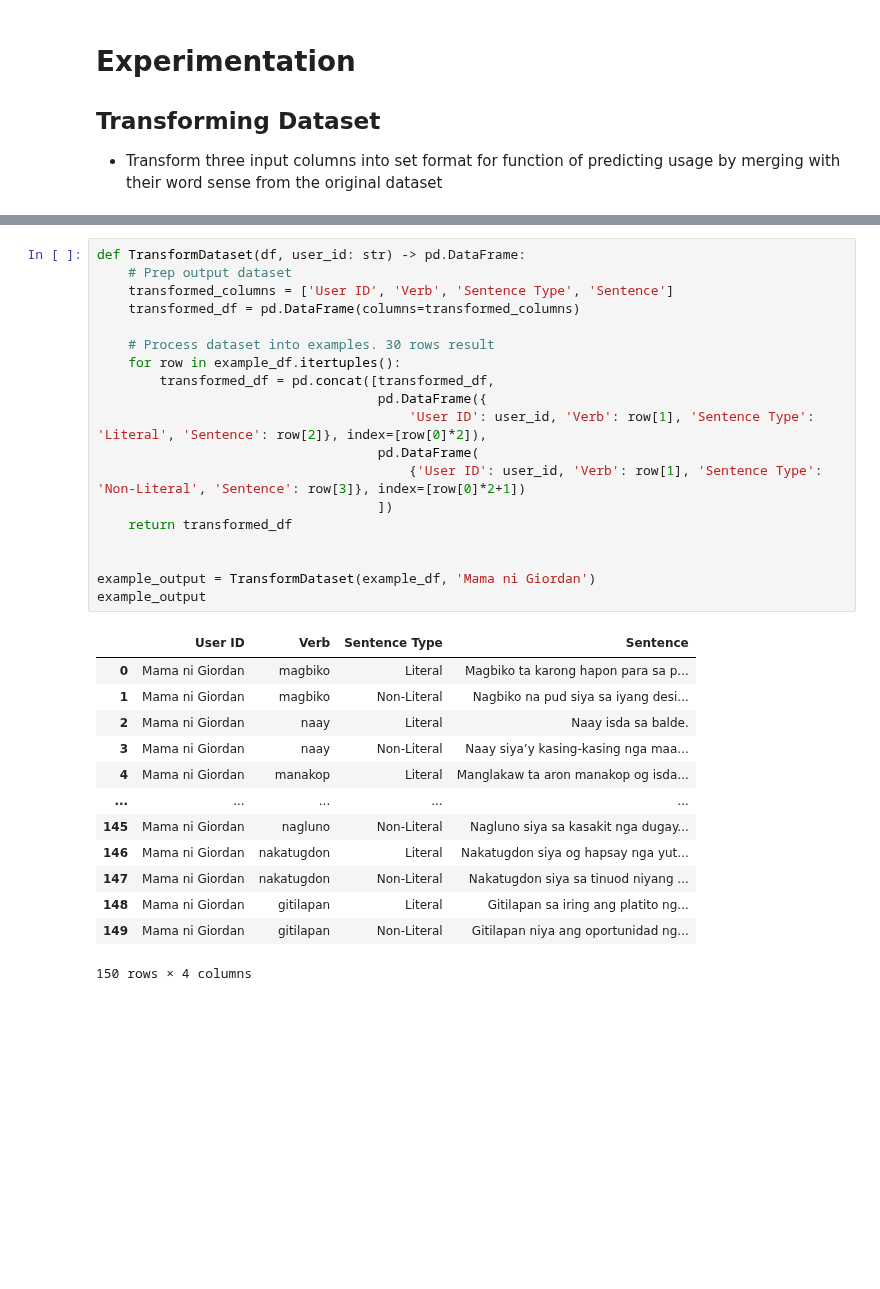
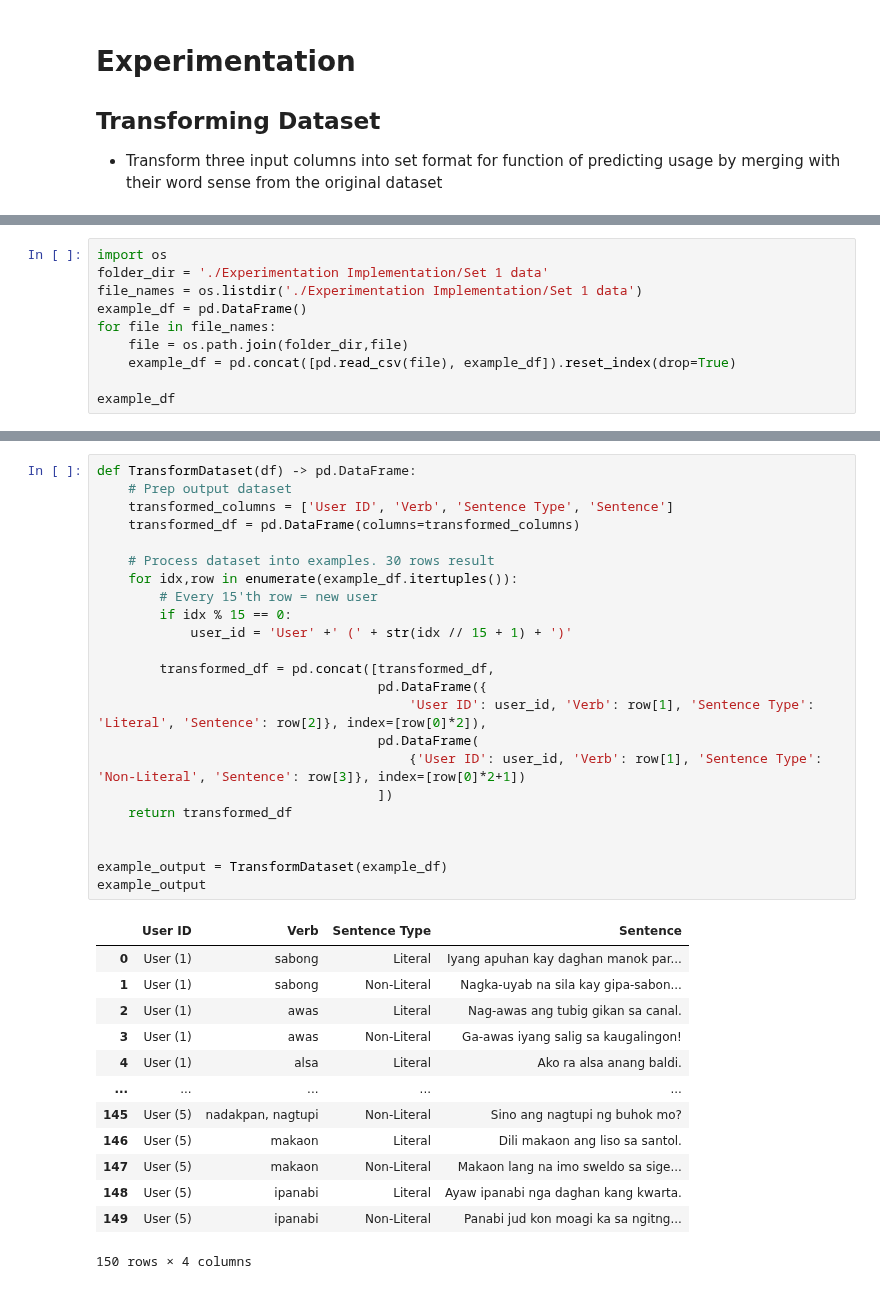
Before and after one commit to MiguelPartosa/Thesis-FOS-BinaryClass-WSD, a Jupyter notebook: Final Implementation/experimentation_interface.ipynb, the cells around one changed output, grey strips where cells are left out. Saved outputs shown, nothing was run; the diff lists cells and outputs as text; blank space fills up the shorter version.

```diff
--- a/Final Implementation/experimentation_interface.ipynb
+++ b/Final Implementation/experimentation_interface.ipynb
@@ -359,0 +342,10 @@ example_df
+# %%
+import os
+folder_dir = './Experimentation Implementation/Set 1 data'
+file_names = os.listdir('./Experimentation Implementation/Set 1 data')
+example_df = pd.DataFrame()
+for file in file_names:
+    file = os.path.join(folder_dir,file)
+    example_df = pd.concat([pd.read_csv(file), example_df]).reset_index(drop=True)
+
+example_df
@@ -360,33 +366,37 @@ example_df
 # %%
-def TransformDataset(df, user_id: str) -> pd.DataFrame:
+def TransformDataset(df) -> pd.DataFrame:
     # Prep output dataset
     transformed_columns = ['User ID', 'Verb', 'Sentence Type', 'Sentence']
     transformed_df = pd.DataFrame(columns=transformed_columns)
 
     # Process dataset into examples. 30 rows result
-    for row in example_df.itertuples():
+    for idx,row in enumerate(example_df.itertuples()):
+        # Every 15'th row = new user
+        if idx % 15 == 0:
+            user_id = 'User' +' (' + str(idx // 15 + 1) + ')'
+
         transformed_df = pd.concat([transformed_df,
                                     pd.DataFrame({
                                         'User ID': user_id, 'Verb': row[1], 'Sentence Type': 'Literal', 'Sentence': row[2]}, index=[row[0]*2]),
                                     pd.DataFrame(
                                         {'User ID': user_id, 'Verb': row[1], 'Sentence Type': 'Non-Literal', 'Sentence': row[3]}, index=[row[0]*2+1])
                                     ])
     return transformed_df
 
 
-example_output = TransformDataset(example_df, 'Mama ni Giordan')
+example_output = TransformDataset(example_df)
 example_output
 # %% [output]
 |  | User ID | Verb | Sentence Type | Sentence |
-| 0 | Mama ni Giordan | magbiko | Literal | Magbiko ta karong hapon para sa p... |
-| 1 | Mama ni Giordan | magbiko | Non-Literal | Nagbiko na pud siya sa iyang desi... |
-| 2 | Mama ni Giordan | naay | Literal | Naay isda sa balde. |
-| 3 | Mama ni Giordan | naay | Non-Literal | Naay siya’y kasing-kasing nga maa... |
-| 4 | Mama ni Giordan | manakop | Literal | Manglakaw ta aron manakop og isda... |
+| 0 | User (1) | sabong | Literal | Iyang apuhan kay daghan manok par... |
+| 1 | User (1) | sabong | Non-Literal | Nagka-uyab na sila kay gipa-sabon... |
+| 2 | User (1) | awas | Literal | Nag-awas ang tubig gikan sa canal. |
+| 3 | User (1) | awas | Non-Literal | Ga-awas iyang salig sa kaugalingon! |
+| 4 | User (1) | alsa | Literal | Ako ra alsa anang baldi. |
 | ... | ... | ... | ... | ... |
-| 145 | Mama ni Giordan | nagluno | Non-Literal | Nagluno siya sa kasakit nga dugay... |
-| 146 | Mama ni Giordan | nakatugdon | Literal | Nakatugdon siya og hapsay nga yut... |
-| 147 | Mama ni Giordan | nakatugdon | Non-Literal | Nakatugdon siya sa tinuod niyang ... |
-| 148 | Mama ni Giordan | gitilapan | Literal | Gitilapan sa iring ang platito ng... |
-| 149 | Mama ni Giordan | gitilapan | Non-Literal | Gitilapan niya ang oportunidad ng... |
+| 145 | User (5) | nadakpan, nagtupi | Non-Literal | Sino ang nagtupi ng buhok mo? |
+| 146 | User (5) | makaon | Literal | Dili makaon ang liso sa santol. |
+| 147 | User (5) | makaon | Non-Literal | Makaon lang na imo sweldo sa sige... |
+| 148 | User (5) | ipanabi | Literal | Ayaw ipanabi nga daghan kang kwarta. |
+| 149 | User (5) | ipanabi | Non-Literal | Panabi jud kon moagi ka sa ngitng... |
 150 rows × 4 columns
```
Also changed, not shown: parts of 14 cells of this notebook.
